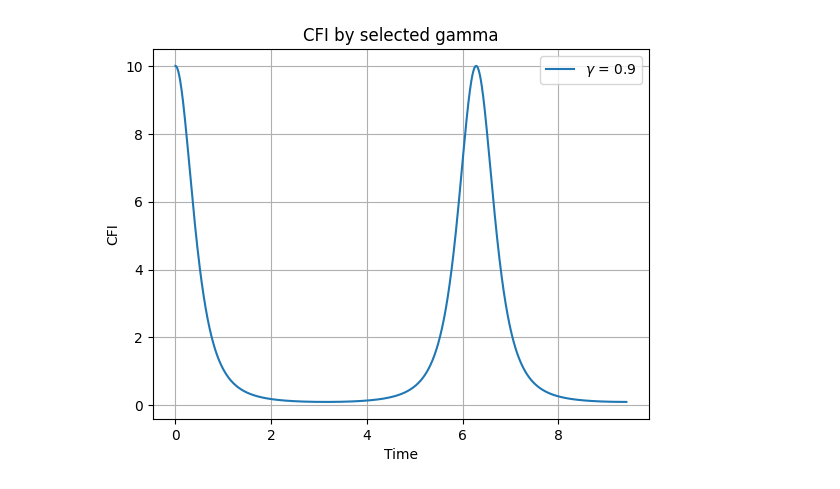
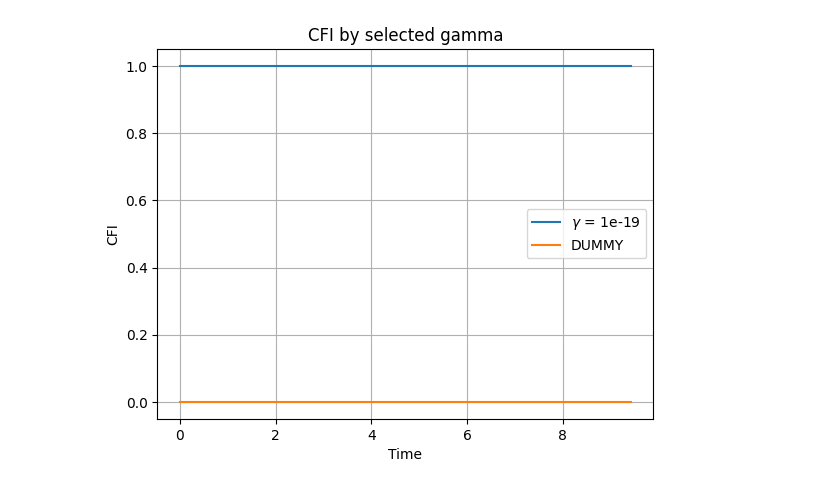
Before and after one commit to iridescent0923/Quantum_Optimization, a Jupyter notebook: Pennylane_Workspace/Metrology/CFI_optimize/Complete/1-qubit/Post-selection_[1-qubit;PennyLane].ipynb, the cells around one changed output. Cells and saved outputs as stored; diff of their text form; code cells hidden in the pictures.

```diff
--- a/Pennylane_Workspace/Metrology/CFI_optimize/Complete/1-qubit/Post-selection_[1-qubit;PennyLane].ipynb
+++ b/Pennylane_Workspace/Metrology/CFI_optimize/Complete/1-qubit/Post-selection_[1-qubit;PennyLane].ipynb
@@ -10,7 +10,7 @@ dev = qml.device('default.mixed', wires = 1)
 Gamma_ps_global = 0
 # %%
 # == Hamiltonian setup ==
-coeffs = [1]
+coeffs = [-0.5]
 obs = [qml.PauliZ(0)]
 
 hamiltonian = qml.Hamiltonian(coeffs, obs)
@@ -19,7 +19,7 @@ hamiltonian = qml.Hamiltonian(coeffs, obs)
 def circuit(phi_in):
     qml.Hadamard(wires=0)
 
-    qml.ApproxTimeEvolution(hamiltonian, -phi_in/2, 1)
+    qml.ApproxTimeEvolution(hamiltonian, phi_in, 1)
 
     qml.Hadamard(wires=0)
 
@@ -47,19 +47,20 @@ def Post_selection(phi):
     return qml.density_matrix(wires=0)
 # %%
 PHI_sweep = np.arange(1e-3, 3 * np.pi + 1e-3, 1e-2)
-CFI_DATA = np.zeros(len(PHI_sweep))
+CFI_DATA = np.zeros((2, len(PHI_sweep)))
 
-Gamma_ps_global = 0.9
+Gamma_ps_global = 1e-19
 
 for i in range(len(PHI_sweep)):
-    CFI_DATA[i] = qml.qinfo.classical_fisher(Post_selection)(PHI_sweep[i])
+    CFI_DATA[0][i] = qml.qinfo.classical_fisher(Post_selection)(PHI_sweep[i])
 # %%
-plt.plot(PHI_sweep, CFI_DATA, label = f'$\gamma$ = {Gamma_ps_global}')
+plt.plot(PHI_sweep, CFI_DATA[0][:], label = f'$\gamma$ = {Gamma_ps_global}')
+plt.plot(PHI_sweep, CFI_DATA[1][:], label = 'DUMMY')
 
 plt.title('CFI by selected gamma')
 plt.xlabel('Time')
 plt.ylabel('CFI')
 plt.legend()
 plt.grid()
 # %% [output]
-[figure, old version]
+[figure, new version]
```
Also changed, not shown: 29 other files.
